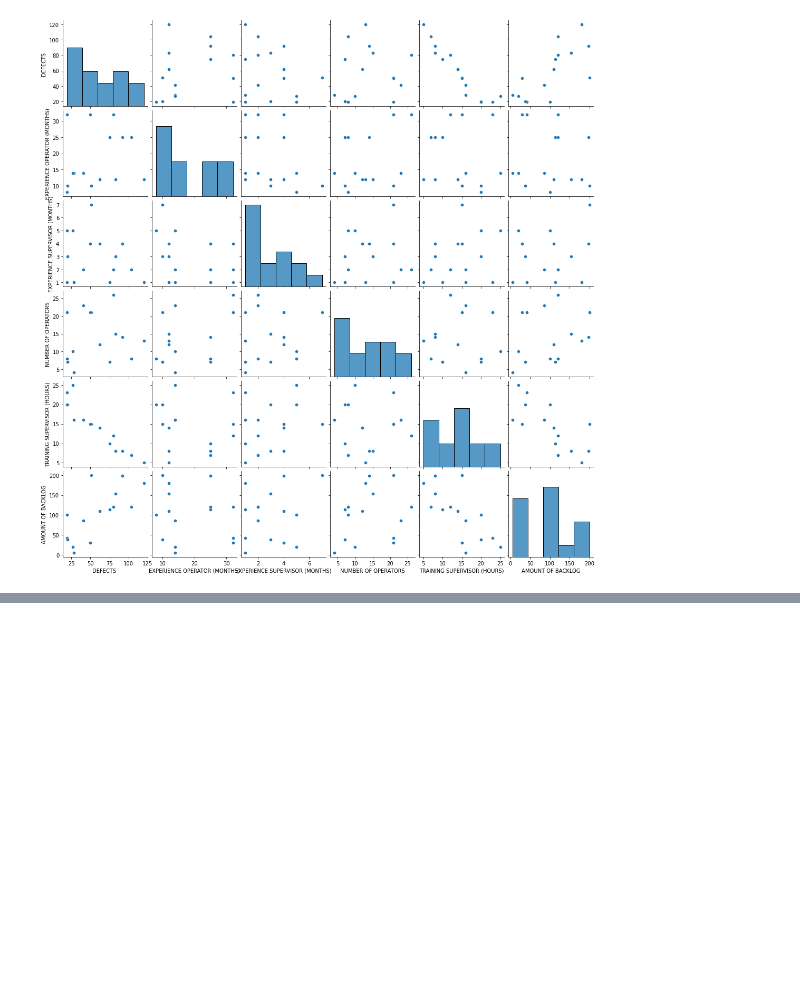
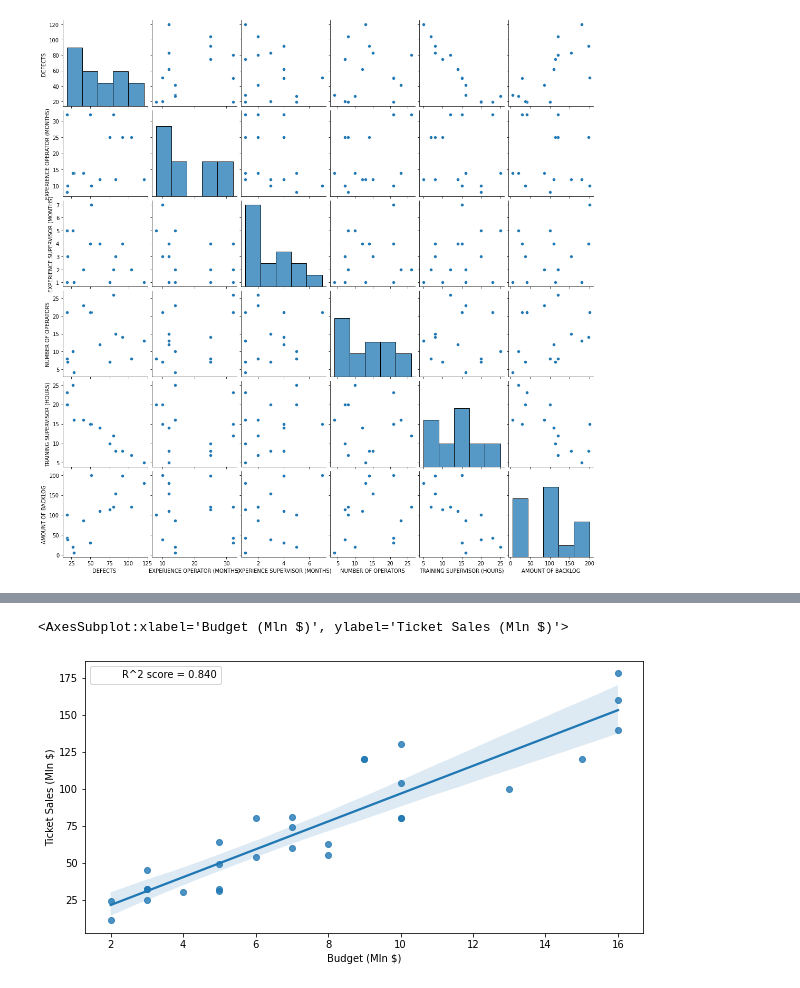
Before and after one commit to pedrohrosabraun/6-sigma, a Jupyter notebook: Calculatin metrics.ipynb, the cells around one changed output, grey strips where cells are left out. Saved outputs shown, nothing was run; the diff lists cells and outputs as text; code cells hidden in the pictures; blank space fills up the shorter version.

Commit message:
Improve phase and exercise for regression plot

```diff
--- a/Calculatin metrics.ipynb
+++ b/Calculatin metrics.ipynb
@@ -207,0 +217,2 @@ sns.pairplot(dfcorr)
+# %%
+dfmov = pd.read_csv('Movies.csv')
@@ -207,0 +240,12 @@ sns.pairplot(dfcorr)
+# %%
+from matplotlib.patches import Rectangle
+
+
+blank = Rectangle((0, 0), 1, 1, fc="w", fill=False, edgecolor='none', linewidth=0)
+fig, ax = plt.subplots(figsize=(10,5))
+h, l = ax.get_legend_handles_labels()
+ax.legend(h + [blank], l + [f'R^2 score = {r2:.3f}'])
+sns.regplot(x='Budget (Mln $)',y='Ticket Sales (Mln $)', data=dfmov)
+# %% [output]
+<AxesSubplot:xlabel='Budget (Mln $)', ylabel='Ticket Sales (Mln $)'>
+[figure, added]
```
Also changed, not shown: parts of 5 cells of this notebook, 3 other files.
